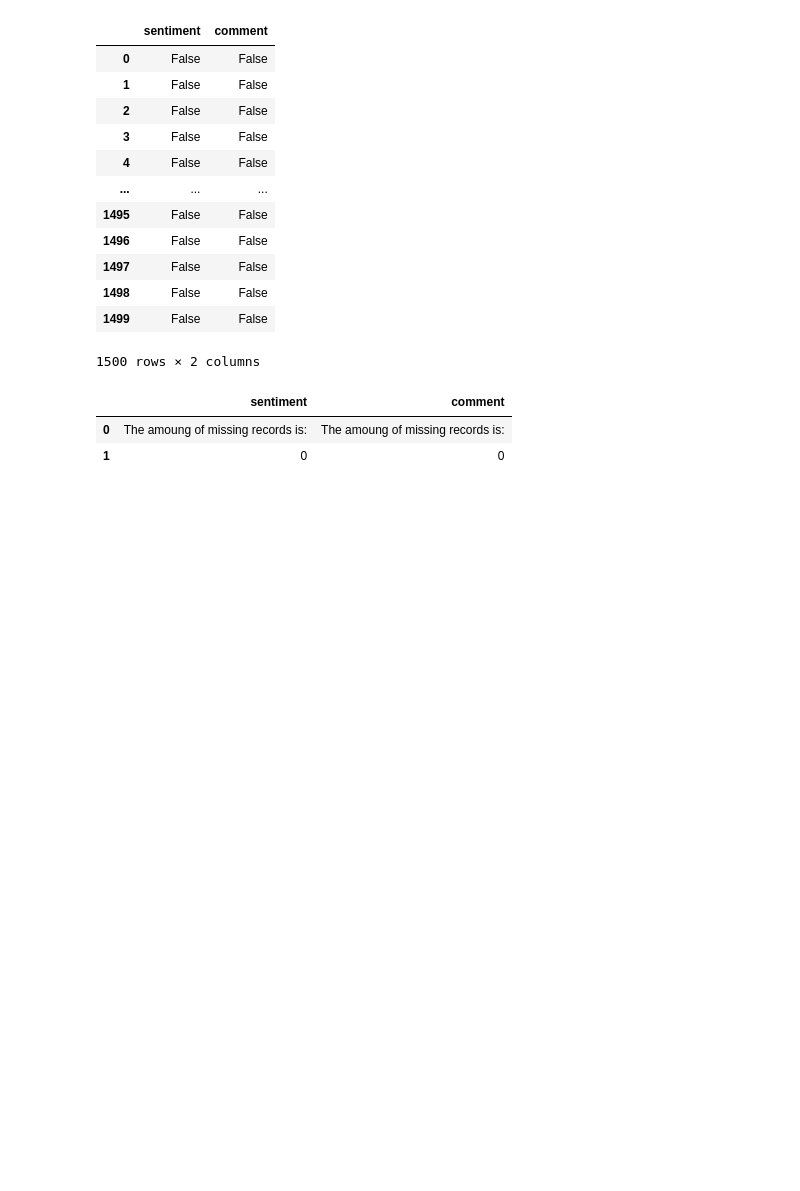
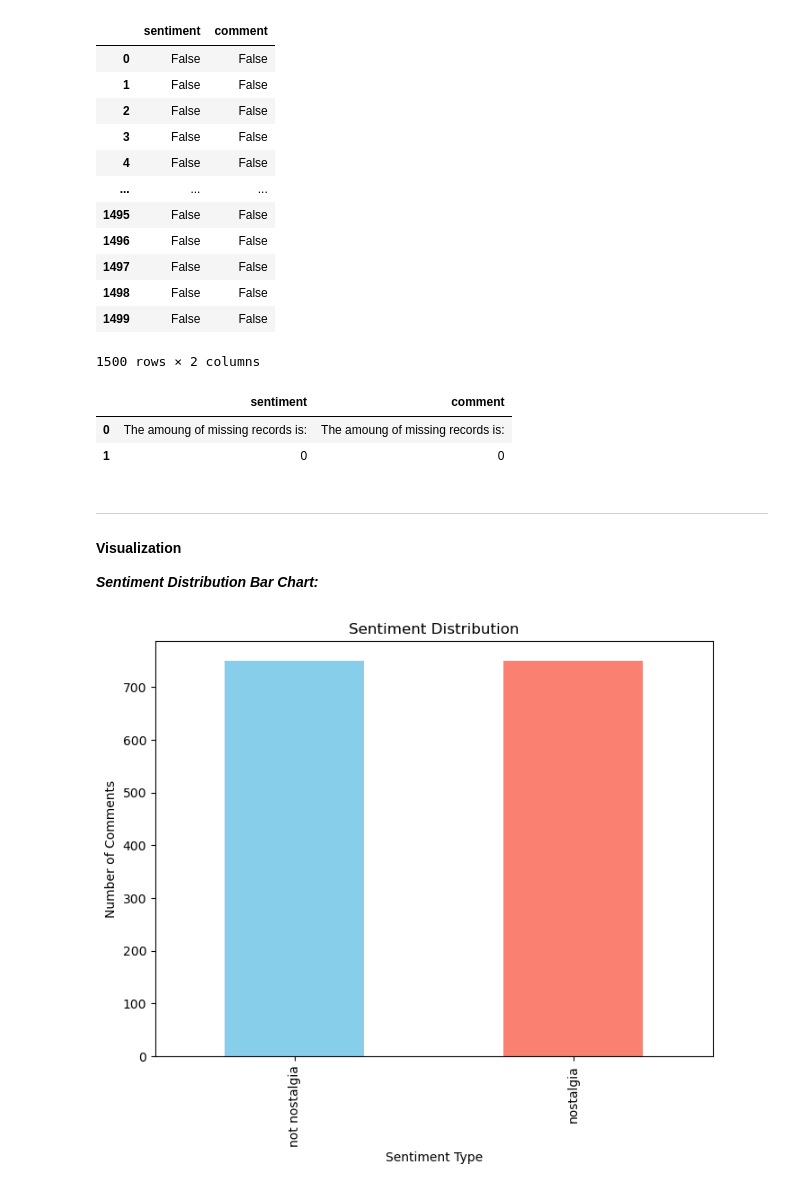
Before and after one commit to r926215/DM2024-Lab1-Homework, a Jupyter notebook: DM2024-Lab1-Homework.ipynb, the cells around one changed output. Saved outputs shown, nothing was run; the diff lists cells and outputs as text; code cells hidden in the pictures; blank space fills up the shorter version.

```diff
--- a/DM2024-Lab1-Homework.ipynb
+++ b/DM2024-Lab1-Homework.ipynb
@@ -92,3 +95,26 @@ df_reconstructed.isnull().apply(lambda x: dmh.check_missing_values(x))
 |  | sentiment | comment |
 | 0 | The amoung of missing records is: | The amoung of missing records is: |
 | 1 | 0 | 0 |
+# %% [markdown]
+---
+#### Visualization
+***Sentiment Distribution Bar Chart:***
+# %%
+import pandas as pd
+import matplotlib.pyplot as plt
+
+# Read the CSV file
+df = pd.read_csv('Nostalgic_Sentiment_Analysis_of_YouTube_Comments_Data.csv')
+
+# Count occurrences of each sentiment type
+sentiment_counts = df['sentiment'].value_counts()
+
+# Plotting the bar chart
+plt.figure(figsize=(8, 6))
+sentiment_counts.plot(kind='bar', color=['skyblue', 'salmon'])
+plt.title('Sentiment Distribution')
+plt.xlabel('Sentiment Type')
+plt.ylabel('Number of Comments')
+plt.show()
+# %% [output]
+[figure, added]
```
Also changed, not shown: parts of 7 cells of this notebook.
